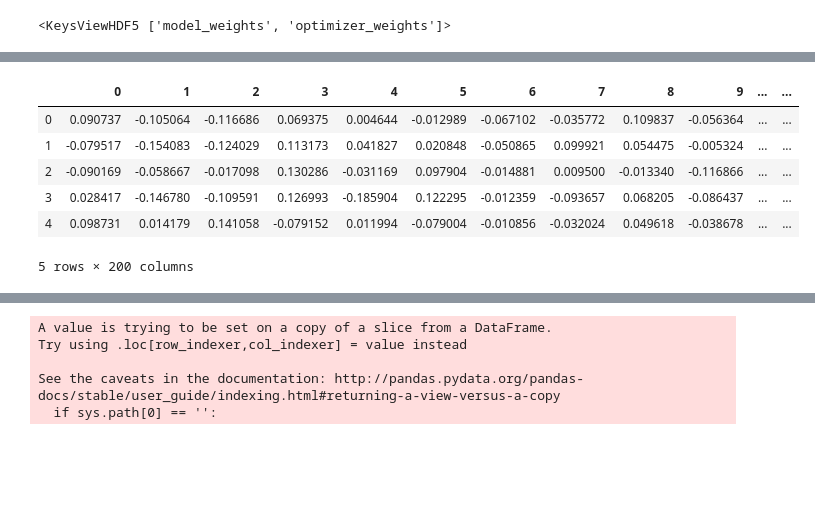
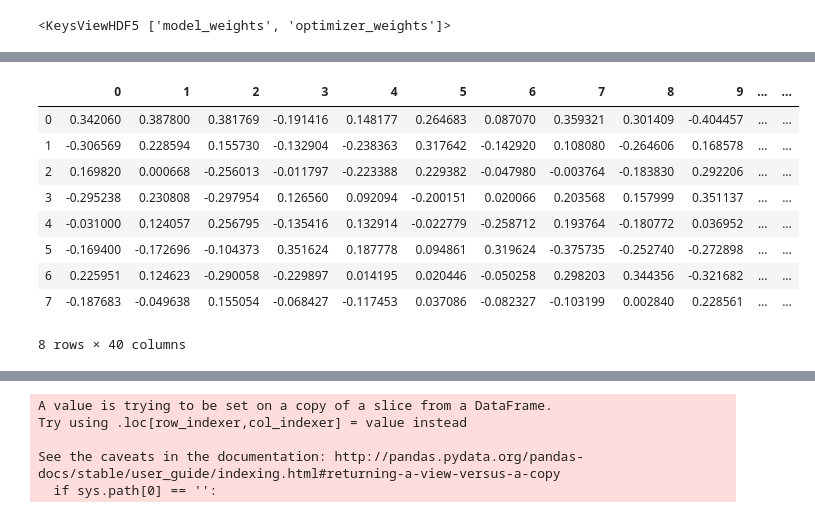
Before and after one commit to gj0706/my_research, a Jupyter notebook: neural_network/data_process.ipynb, the cells around one changed output, grey strips where cells are left out. Cells and saved outputs as stored; diff of their text form; code cells hidden in the pictures; blank space fills up the shorter version.

```diff
--- a/neural_network/data_process.ipynb
+++ b/neural_network/data_process.ipynb
@@ -266,14 +384,17 @@ l2_melt = pd.melt(l2, id_vars=['feature','gate'], var_name='cell_l2')
 # %%
-ep1 = extract_weights('weights001.hdf5',2)
-ep1.head()
+ep1 = extract_weights('data/model/weights001.hdf5',1)
+ep1
 # %% [output]
 |  | 0 | 1 | 2 | 3 | 4 | 5 | 6 | 7 | 8 | 9 | ... | ... |
-| 0 | 0.090737 | -0.105064 | -0.116686 | 0.069375 | 0.004644 | -0.012989 | -0.067102 | -0.035772 | 0.109837 | -0.056364 | ... | ... |
-| 1 | -0.079517 | -0.154083 | -0.124029 | 0.113173 | 0.041827 | 0.020848 | -0.050865 | 0.099921 | 0.054475 | -0.005324 | ... | ... |
-| 2 | -0.090169 | -0.058667 | -0.017098 | 0.130286 | -0.031169 | 0.097904 | -0.014881 | 0.009500 | -0.013340 | -0.116866 | ... | ... |
-| 3 | 0.028417 | -0.146780 | -0.109591 | 0.126993 | -0.185904 | 0.122295 | -0.012359 | -0.093657 | 0.068205 | -0.086437 | ... | ... |
-| 4 | 0.098731 | 0.014179 | 0.141058 | -0.079152 | 0.011994 | -0.079004 | -0.010856 | -0.032024 | 0.049618 | -0.038678 | ... | ... |
+| 0 | 0.342060 | 0.387800 | 0.381769 | -0.191416 | 0.148177 | 0.264683 | 0.087070 | 0.359321 | 0.301409 | -0.404457 | ... | ... |
+| 1 | -0.306569 | 0.228594 | 0.155730 | -0.132904 | -0.238363 | 0.317642 | -0.142920 | 0.108080 | -0.264606 | 0.168578 | ... | ... |
+| 2 | 0.169820 | 0.000668 | -0.256013 | -0.011797 | -0.223388 | 0.229382 | -0.047980 | -0.003764 | -0.183830 | 0.292206 | ... | ... |
+| 3 | -0.295238 | 0.230808 | -0.297954 | 0.126560 | 0.092094 | -0.200151 | 0.020066 | 0.203568 | 0.157999 | 0.351137 | ... | ... |
+| 4 | -0.031000 | 0.124057 | 0.256795 | -0.135416 | 0.132914 | -0.022779 | -0.258712 | 0.193764 | -0.180772 | 0.036952 | ... | ... |
+| 5 | -0.169400 | -0.172696 | -0.104373 | 0.351624 | 0.187778 | 0.094861 | 0.319624 | -0.375735 | -0.252740 | -0.272898 | ... | ... |
+| 6 | 0.225951 | 0.124623 | -0.290058 | -0.229897 | 0.014195 | 0.020446 | -0.050258 | 0.298203 | 0.344356 | -0.321682 | ... | ... |
+| 7 | -0.187683 | -0.049638 | 0.155054 | -0.068427 | -0.117453 | 0.037086 | -0.082327 | -0.103199 | 0.002840 | 0.228561 | ... | ... |
-5 rows × 200 columns
+8 rows × 40 columns
 # %%
 ep1_trans = transform_gate_df(ep1, 1)
 ep1_trans
```
Also changed, not shown: parts of 28 cells of this notebook.
